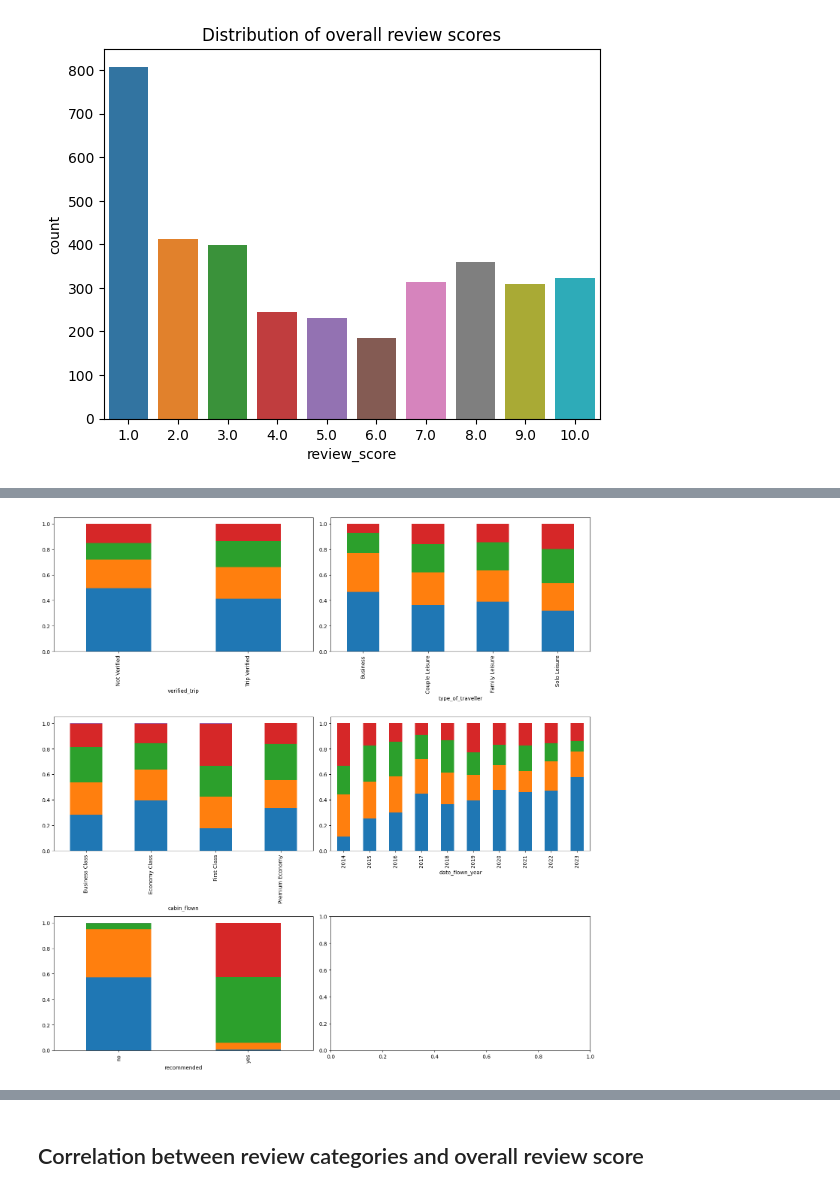
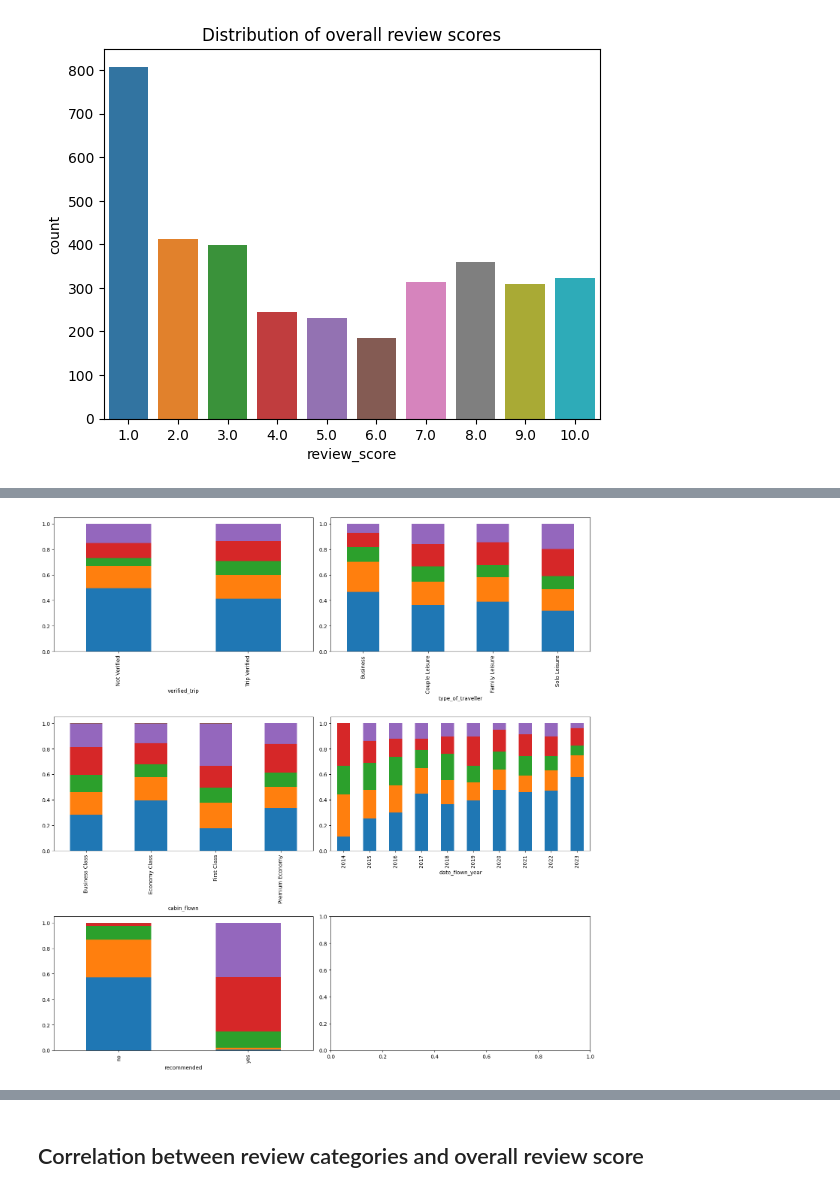
Before and after one commit to saoriyosano/british-airways-customer-review, a Jupyter notebook: data_analysis.ipynb, the cells around one changed output, grey strips where cells are left out. Saved outputs shown, nothing was run; the diff lists cells and outputs as text; code cells hidden in the pictures.

Commit message:
text data cleaning and eda

```diff
--- a/data_analysis.ipynb
+++ b/data_analysis.ipynb
@@ -139,4 +190,4 @@ for i in reviews_df[(reviews_df.route_to.isnull()) & (~reviews_df.route.isnull()
 # %% [markdown]
 ### Transit
 # %%
-reviews_df['route_via'] = reviews_df.route.apply(lambda x: re.search(r'(?<= via ).*', x) if isinstance(x, str) else np.nan).apply(lambda x: x.group(0) if isinstance(x, re.Match) else np.nan)
+reviews_df['route_via'] = reviews_df.route.apply(lambda x: re.search(r'(?<=\s{1}via\s{1}).*', x) if isinstance(x, str) else np.nan).apply(lambda x: x.group(0) if isinstance(x, re.Match) else np.nan)
@@ -158,0 +255,22 @@ reviews_df['verified_trip'] = np.where(
+# %%
+# combine title and review body
+cols = ['title', 'review_text']
+reviews_df['title'] = reviews_df.title.str.strip('"')
+reviews_df['title_body'] = reviews_df[cols].apply(lambda row: ' '.join(row.values.astype(str)), axis=1)
+# %%
+def clean_tokenize_lemmatize(text):
+    text = ''.join(char for char in text.strip().strip('British Airways customer review').lower() if not char.isdigit())
+    for punctuation in string.punctuation:
+        text = text.replace(punctuation, '')
+    text = word_tokenize(text)
+
+    stop_words = set(stopwords.words('english'))
+    text = [w for w in text if not w in stop_words]
+
+    pos = ['n', 'v', 'a', 'r', 's']
+    for item in pos:
+        text = [WordNetLemmatizer().lemmatize(w, pos=item) for w in text]
+
+    return text
+# %%
+reviews_df['review_cleaned'] = reviews_df.title_body.apply(lambda x: clean_tokenize_lemmatize(x))
@@ -278,30 +392,32 @@ memory usage: 420.7+ KB
 # %%
 reviews_df['date_flown_year'] = reviews_df.date_flown.dt.strftime('%Y')
 reviews_df['review_score_cat'] = np.where(
     reviews_df.review_score<=2, '1-2', np.where(
-        reviews_df.review_score<=5, '3-5', np.where(
-            reviews_df.review_score<=8, '6-8', np.where(
-                reviews_df.review_score>=9, '9-10', 'na'
+        reviews_df.review_score<=4, '3-4', np.where(
+            reviews_df.review_score<=6, '5-6', np.where(
+                reviews_df.review_score<=8, '7-8', np.where(
+                    reviews_df.review_score>=9, '9-10', 'na'
+                )
             )
         )
     )
 )
 
 fig, axs = plt.subplots(3, 2, figsize=(15, 15))
 
 cols = ['verified_trip', 'type_of_traveller', 'cabin_flown', 'date_flown_year', 'recommended']
 
 for i, col in enumerate(cols):
     df_ = reviews_df.groupby([col, 'review_score_cat']).agg({'title':'count'}).unstack('review_score_cat')
     sum_ = df_.sum(axis=1)
     for col in df_.columns:
         df_.loc[:, col] = df_.loc[:, col] / sum_
     df_.plot(kind='bar', stacked=True, ax=axs[i//2, i%2])
     axs[i//2, i%2].get_legend().remove()
 
 fig.tight_layout()
 # %% [output]
-[figure, old version]
+[figure, new version]
 # %%
 reviews_df.info()
 # %% [output]
```
Also changed, not shown: parts of 29 cells of this notebook.
